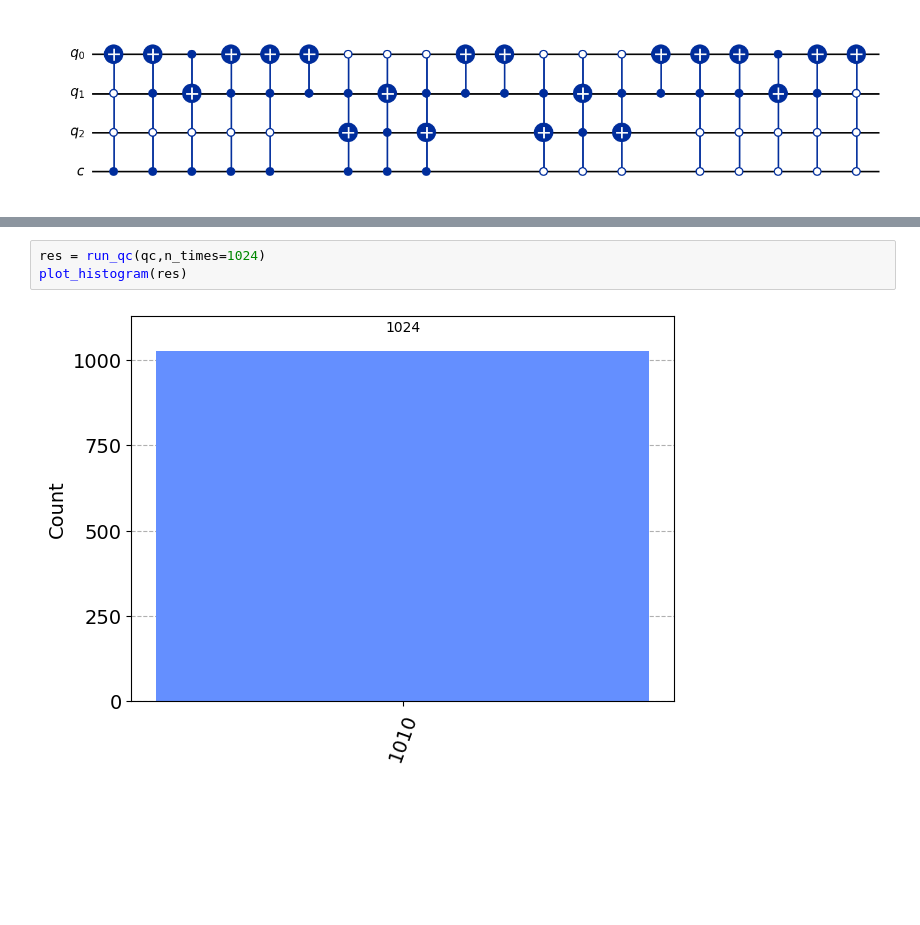
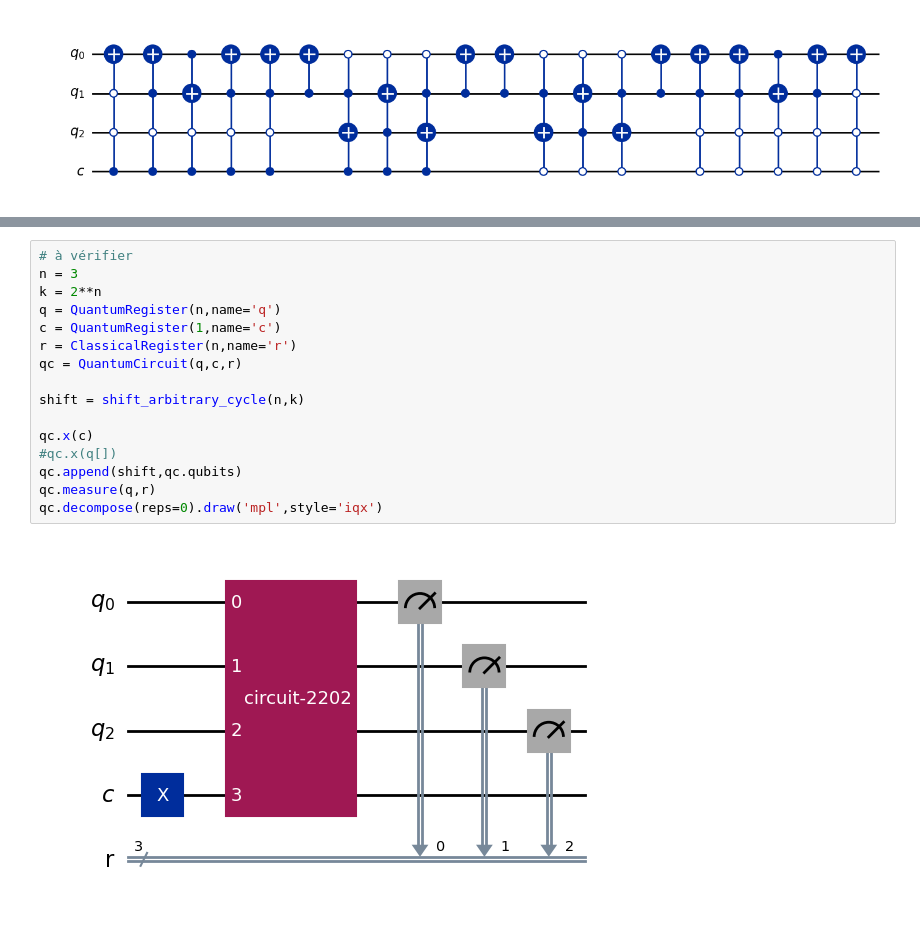
Before and after one commit to ugo-nzongani/phd, a Jupyter notebook: quantum_walks/shift_operators/Shunt decomposition.ipynb, the cells around one changed output, grey strips where cells are left out. Drawn from its saved outputs; the diff is of its cells as text; blank space fills up the shorter version.

```diff
--- a/quantum_walks/shift_operators/Shunt decomposition.ipynb
+++ b/quantum_walks/shift_operators/Shunt decomposition.ipynb
@@ -382,5 +364,18 @@ qc.decompose(reps=0).draw('mpl',style='iqx')
-# %%
-res = run_qc(qc,n_times=1024)
-plot_histogram(res)
-# %% [output]
-[figure, removed]
+# %%
+# à vérifier
+n = 3
+k = 2**n
+q = QuantumRegister(n,name='q')
+c = QuantumRegister(1,name='c')
+r = ClassicalRegister(n,name='r')
+qc = QuantumCircuit(q,c,r)
+
+shift = shift_arbitrary_cycle(n,k)
+
+qc.x(c)
+#qc.x(q[])
+qc.append(shift,qc.qubits)
+qc.measure(q,r)
+qc.decompose(reps=0).draw('mpl',style='iqx')
+# %% [output]
+[figure, added]
```
Also changed, not shown: parts of 5 cells of this notebook.
